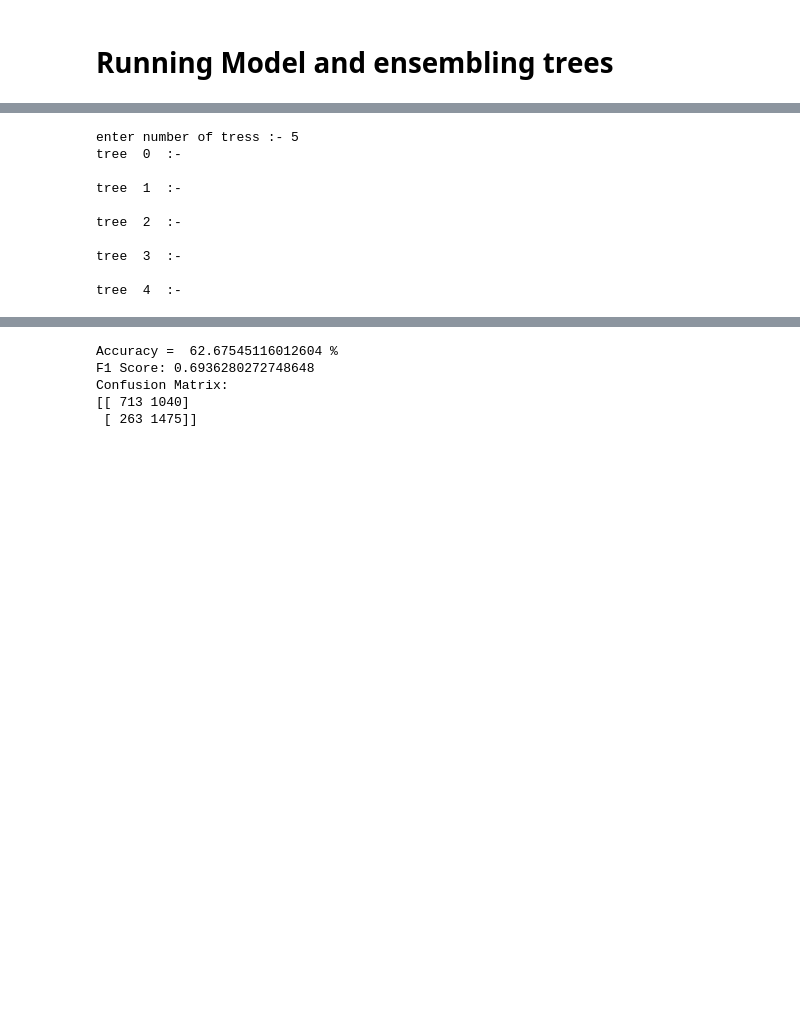
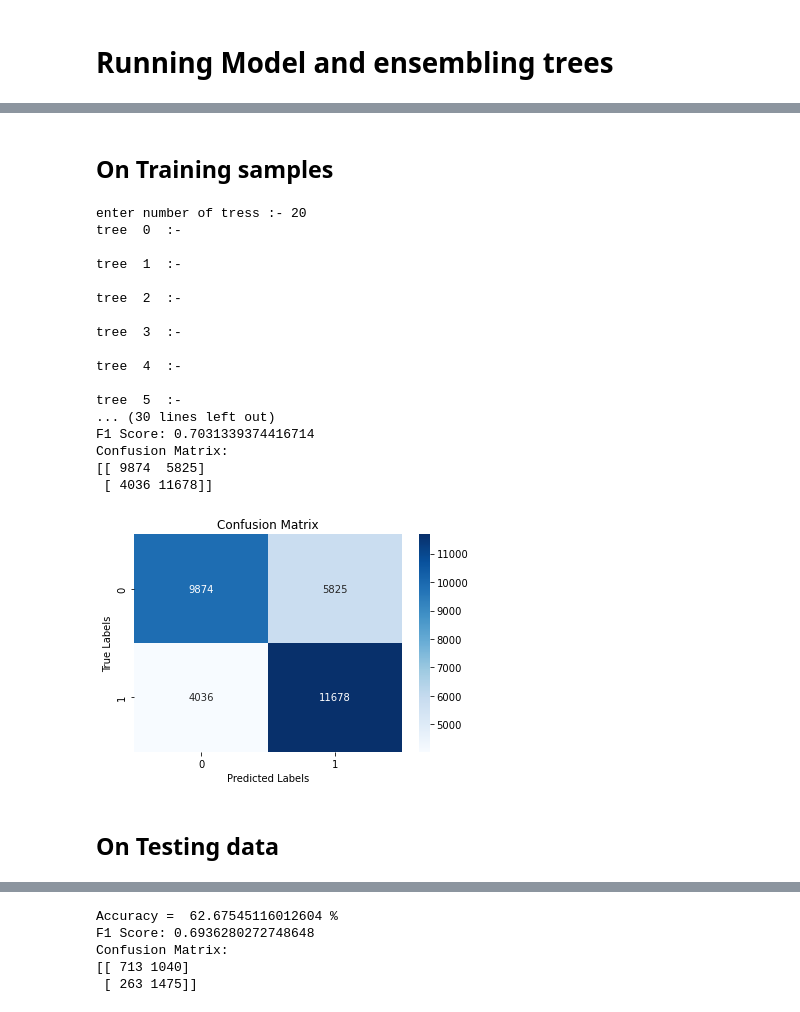
Before and after one commit to Swagat19/ML-project-CS9, a Jupyter notebook: Random Forest/Random Forest Implementation.ipynb, the cells around one changed output, grey strips where cells are left out. Cells and saved outputs as stored; diff of their text form; code cells hidden in the pictures; blank space fills up the shorter version.

Commit message:
testing

```diff
--- a/Random Forest/Random Forest Implementation.ipynb
+++ b/Random Forest/Random Forest Implementation.ipynb
@@ -473,36 +495,69 @@ Value counts in Y_train: {0: 15699, 1: 15714}
+# %% [markdown]
+## On Training samples
 # %%
 
 
 tree = int(input("enter number of tress :- "))
+
 Y_pred = np.zeros(X_test.shape[0])
-
 for i in range(tree):
 
     X_train1 , Y_train1 = bootstrap_sample(X_train,Y_train,10000)
     features_to_use = bootstrap_feature(X_train.shape[1],int(X_train.shape[1]*0.6))
     classifier = DecisionTreeClassifier(min_samples_split=50, max_depth=3)
     classifier.fit(X_train1,Y_train1,features_to_use)
 
     print("tree ",i ," :- \n")
     #classifier.print_tree()
     #print("\n\n")
 
-    Y_pred_iteration = np.array(classifier.predict(X_test))
+    x_train = X_train.to_numpy()
+    Y_pred_iteration = np.array(classifier.predict(x_train))
     Y_pred = np.sum([Y_pred, Y_pred_iteration], axis=0) if i > 0 else Y_pred_iteration
 
 
 # here all tree votes for 0 / 1 and final class is predicted by majority among trees
+
 Y_predicted = np.where(Y_pred >= float(float(tree)/2.0), 1, 0)
+print("Accuracy = ",accuracy_score(Y_train, Y_predicted)*100,"%")
+
+# Calculate the F1 score
+f1 = f1_score(Y_train, Y_predicted)
+print("F1 Score:", f1)
+
+# Compute the confusion matrix
+cm = confusion_matrix(Y_train, Y_predicted)
+
+# Print the confusion matrix
+print("Confusion Matrix:")
+print(cm)
+
+# Plot the confusion matrix using seaborn heatmap
+sns.heatmap(cm, annot=True, cmap='Blues', fmt='d')
+plt.xlabel('Predicted Labels')
+plt.ylabel('True Labels')
+plt.title('Confusion Matrix')
+plt.show()
 # %% [output]
-enter number of tress :- 5
+enter number of tress :- 20
 tree  0  :-
 
 tree  1  :-
 
 tree  2  :-
 
 tree  3  :-
 
 tree  4  :-
+
+tree  5  :-
+... (30 lines left out)
+F1 Score: 0.7031339374416714
+Confusion Matrix:
+[[ 9874  5825]
+ [ 4036 11678]]
+[figure, added]
+# %% [markdown]
+## On Testing data
 # %%
 
```
Also changed, not shown: parts of 7 cells of this notebook, 2 other files.
